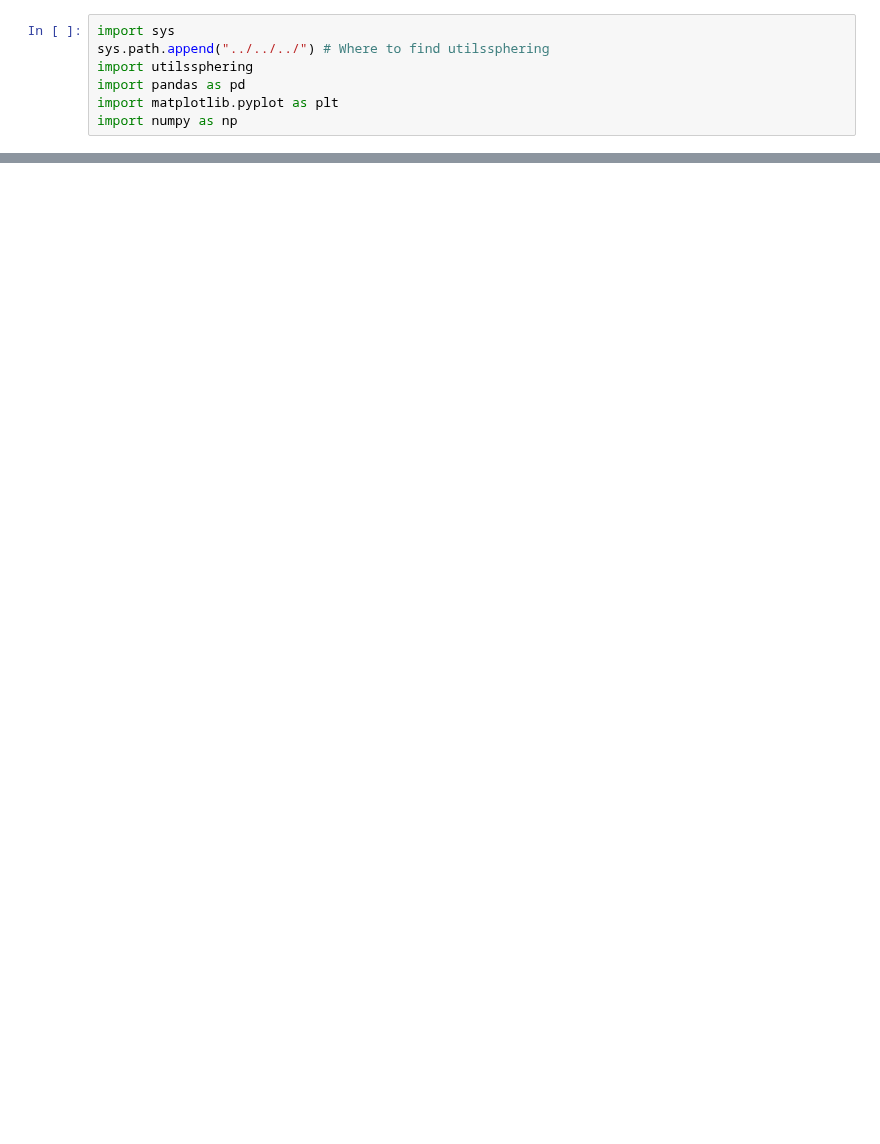
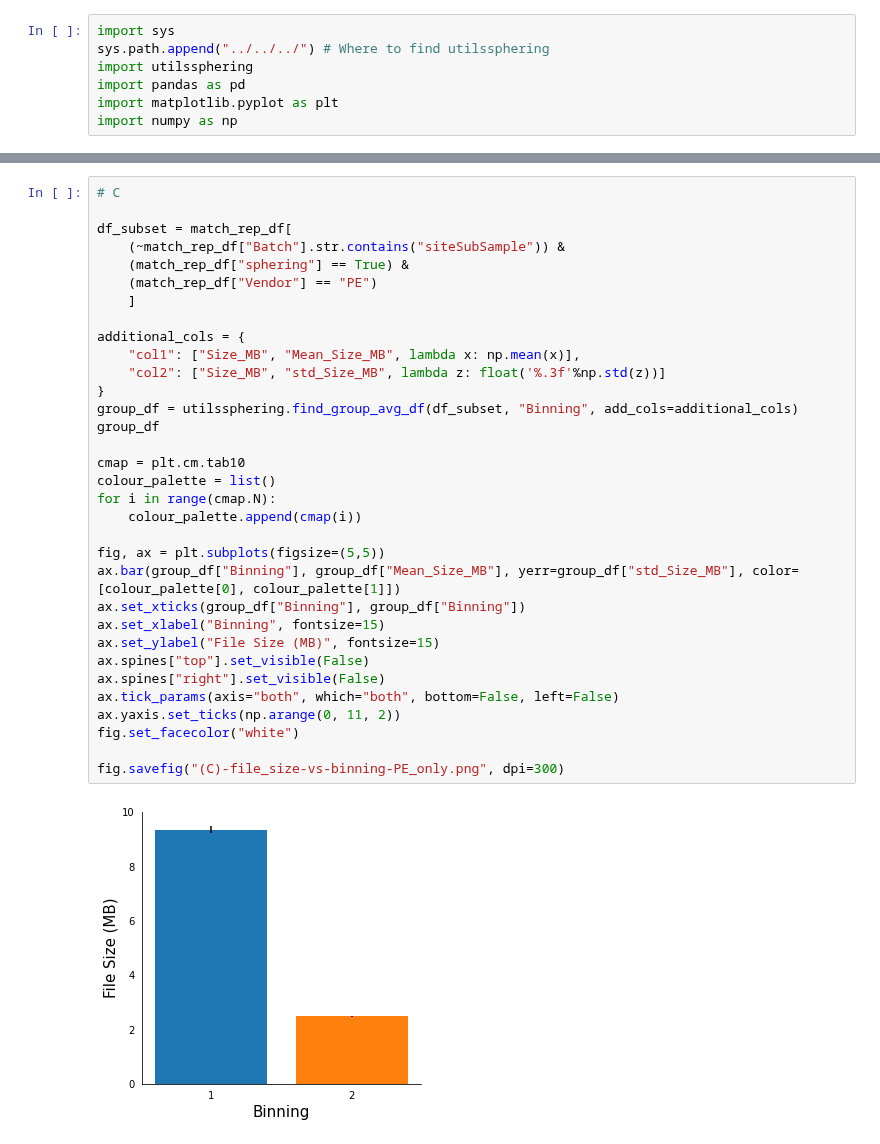
Before and after one commit to jump-cellpainting/jump-scope-analysis, a Jupyter notebook: notebooks/figures/figure2/figure2.ipynb, the cells around one changed output, grey strips where cells are left out. Saved outputs shown, nothing was run; the diff lists cells and outputs as text; blank space fills up the shorter version.

```diff
--- a/notebooks/figures/figure2/figure2.ipynb
+++ b/notebooks/figures/figure2/figure2.ipynb
@@ -88,0 +104,35 @@ fig.savefig("(B)-rep-vs-cell_count-sites.png")
+# %%
+# C
+
+df_subset = match_rep_df[
+    (~match_rep_df["Batch"].str.contains("siteSubSample")) &
+    (match_rep_df["sphering"] == True) &
+    (match_rep_df["Vendor"] == "PE")
+    ]
+
+additional_cols = {
+    "col1": ["Size_MB", "Mean_Size_MB", lambda x: np.mean(x)],
+    "col2": ["Size_MB", "std_Size_MB", lambda z: float('%.3f'%np.std(z))]
+}
+group_df = utilssphering.find_group_avg_df(df_subset, "Binning", add_cols=additional_cols)
+group_df
+
+cmap = plt.cm.tab10
+colour_palette = list()
+for i in range(cmap.N):
+    colour_palette.append(cmap(i))
+
+fig, ax = plt.subplots(figsize=(5,5))
+ax.bar(group_df["Binning"], group_df["Mean_Size_MB"], yerr=group_df["std_Size_MB"], color=[colour_palette[0], colour_palette[1]])
+ax.set_xticks(group_df["Binning"], group_df["Binning"])
+ax.set_xlabel("Binning", fontsize=15)
+ax.set_ylabel("File Size (MB)", fontsize=15)
+ax.spines["top"].set_visible(False)
+ax.spines["right"].set_visible(False)
+ax.tick_params(axis="both", which="both", bottom=False, left=False)
+ax.yaxis.set_ticks(np.arange(0, 11, 2))
+fig.set_facecolor("white")
+
+fig.savefig("(C)-file_size-vs-binning-PE_only.png", dpi=300)
+# %% [output]
+[figure, added]
```
Also changed, not shown: parts of 5 cells of this notebook, 4 other files.
